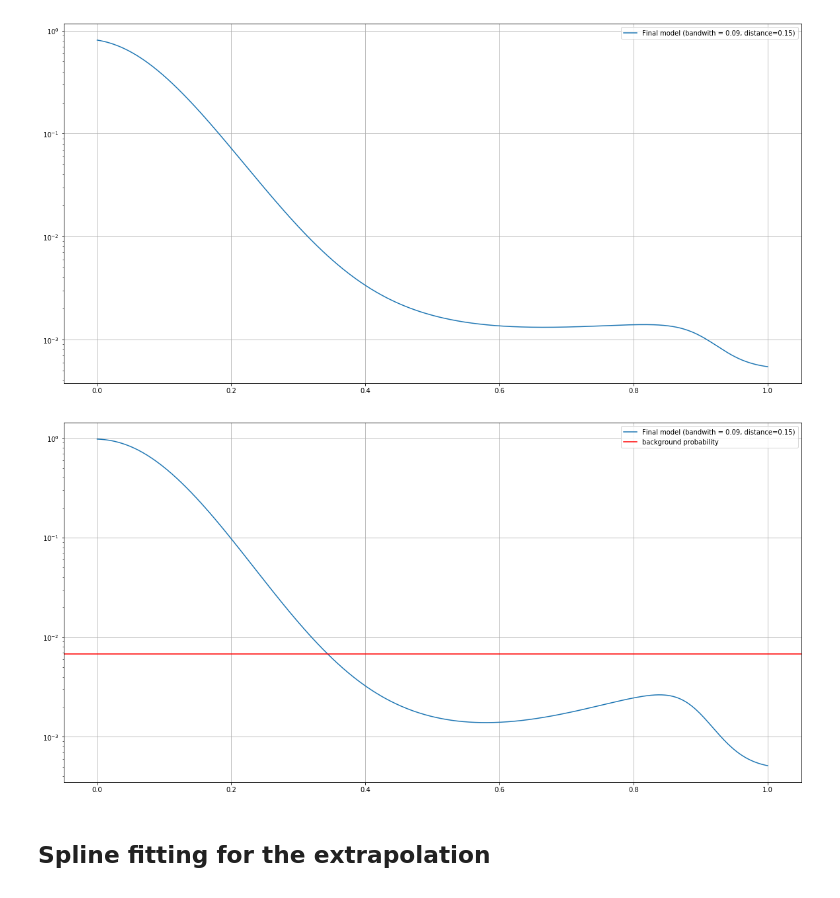
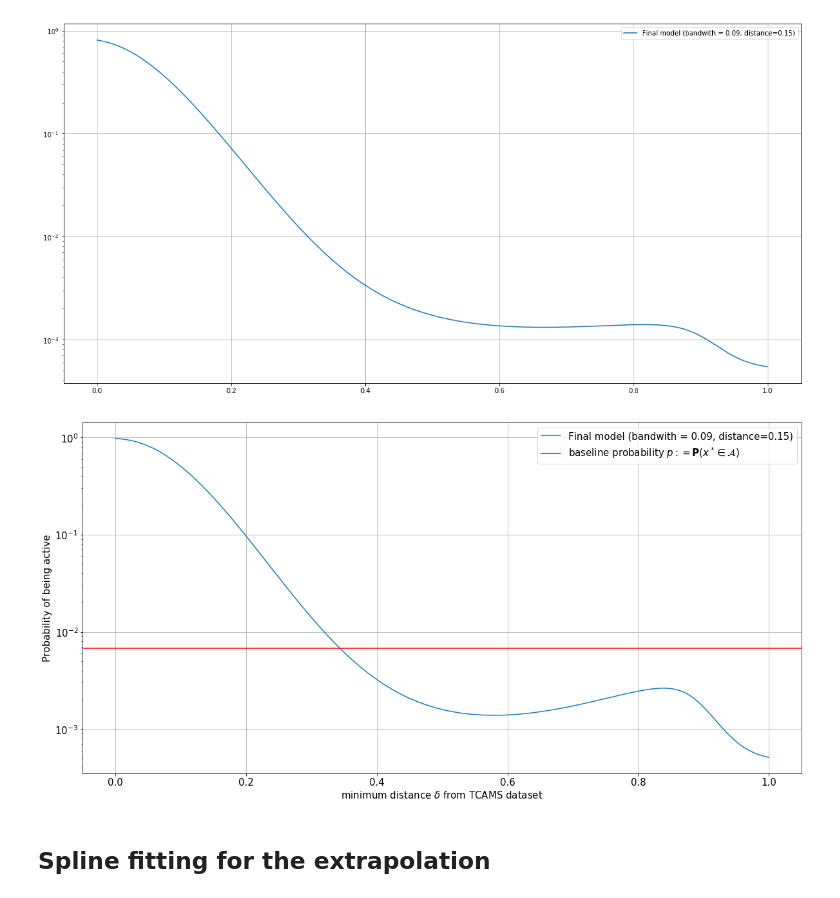
Before and after one commit to owatson/PenalizedPrediction, a Jupyter notebook: MalariaSanityCheck.ipynb, the cells around one changed output. Saved outputs shown, nothing was run; the diff lists cells and outputs as text; code cells hidden in the pictures.

```diff
--- a/MalariaSanityCheck.ipynb
+++ b/MalariaSanityCheck.ipynb
@@ -902,7 +902,7 @@ Choosing 1986 from file 14
 # %%
 sample_dists = choose_sample(distance=1.0)
 fa = 13533/1985056
-for bandwith in [ 0.08, 0.09, 0.1,]:
+for bandwith in [ 0.08, 0.09, 0.1, 0.11, 0.15]:
     X = sample_dists[:, np.newaxis]
     kde = KernelDensity(kernel='gaussian', bandwidth=bandwith).fit(X)
     log_densRA = kde.score_samples(X_plot)
@@ -1066,17 +1066,18 @@ Choosing 1762 from file 14
 # %%
 np.random.seed(42)
 #big_sample = choose_sample(distance=0.15, size=2000000)
 #kdeF = KernelDensity(kernel='gaussian', bandwidth=0.09).fit(big_sample[:,np.newaxis])
 #log_densRAF = kdeF.score_samples(X_plot)
 plt.plot(X_plot[:,0], fa * np.exp(log_densAA - log_densRAF), label='Final model (bandwith = 0.09, distance=0.15)')
-plt.axhline(y=fa, color='red', label='background probability')
+plt.axhline(y=fa, color='red', label=r'baseline probability $p := \mathbf{P}(x^*\in \mathcal{A})$')
 grid(True)
 legend(loc='best')
 plt.ylabel('Probability of being active')
-plt.xlabel('')
+plt.xlabel(r'minimum distance $\delta$ from TCAMS dataset')
 plt.yscale('log')
+savefig('figures/frac_active.png')
 # %% [output]
-[figure, old version]
+[figure, new version]
 # %% [markdown]
 ## Spline fitting for the extrapolation
 # %%
```
Also changed, not shown: parts of 1 cell of this notebook, 1 other file.
